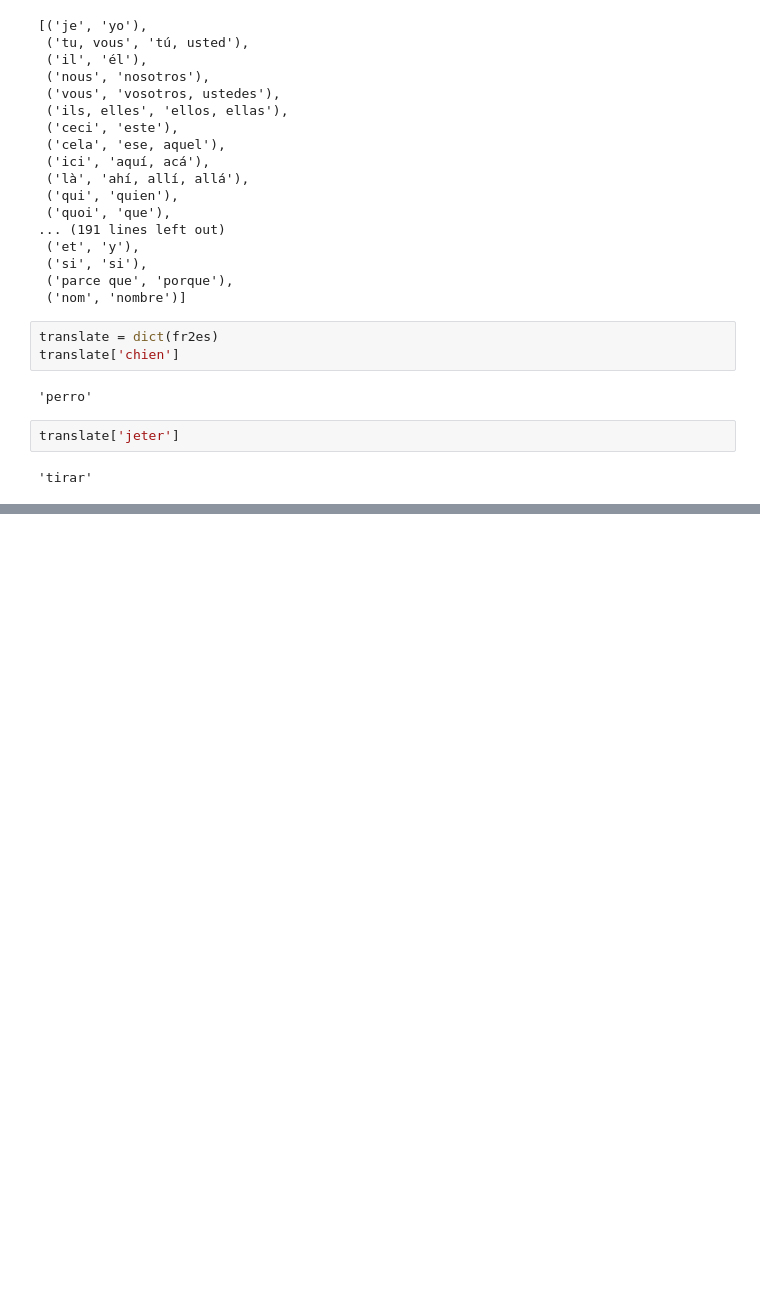
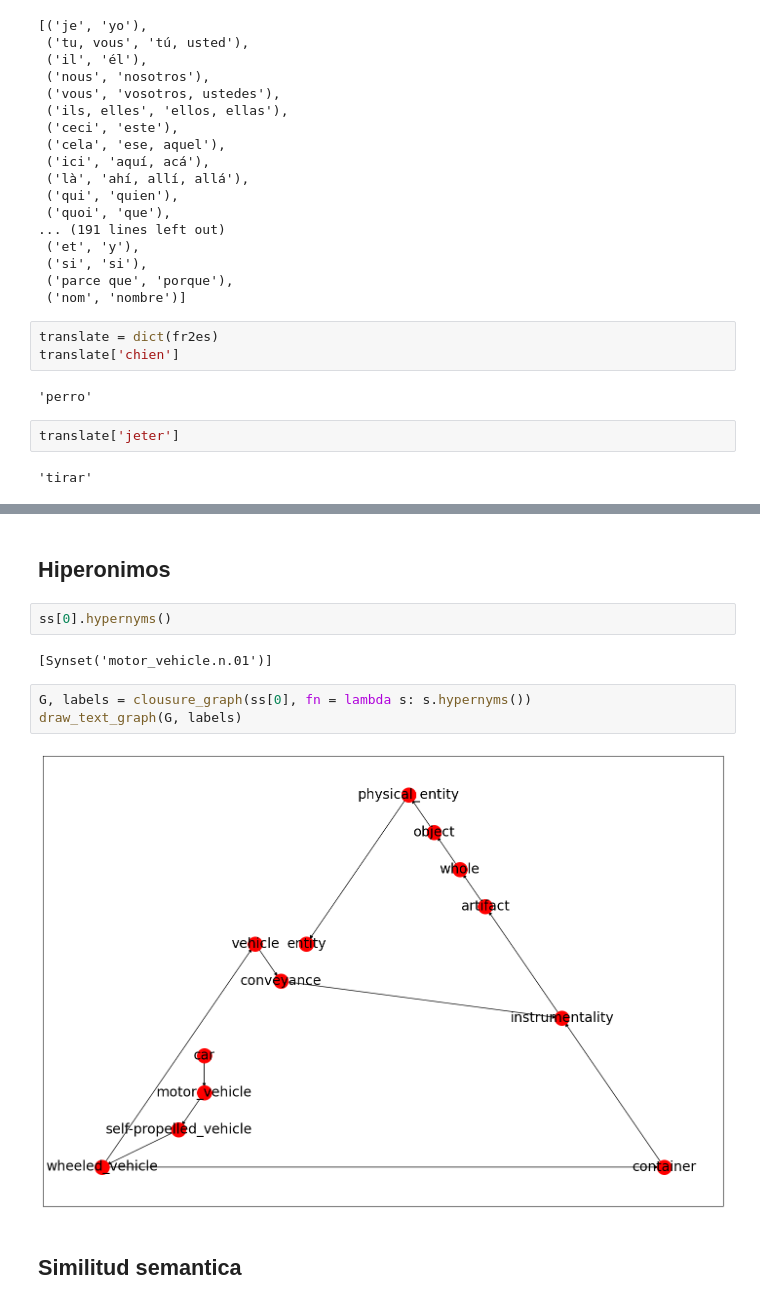
Before and after one commit to Erik172/fundamentos-nlp, a Jupyter notebook: notebooks/lexical_resources.ipynb, the cells around one changed output, grey strips where cells are left out. Cells and saved outputs as stored; diff of their text form; blank space fills up the shorter version.

```diff
--- a/notebooks/lexical_resources.ipynb
+++ b/notebooks/lexical_resources.ipynb
@@ -166,0 +270,13 @@ translate['jeter']
+# %% [markdown]
+## Hiperonimos
+# %%
+ss[0].hypernyms()
+# %% [output]
+[Synset('motor_vehicle.n.01')]
+# %%
+G, labels = clousure_graph(ss[0], fn = lambda s: s.hypernyms())
+draw_text_graph(G, labels)
+# %% [output]
+[figure, added]
+# %% [markdown]
+## Similitud semantica
```
Also changed, not shown: parts of 16 cells of this notebook, 3 other files.
